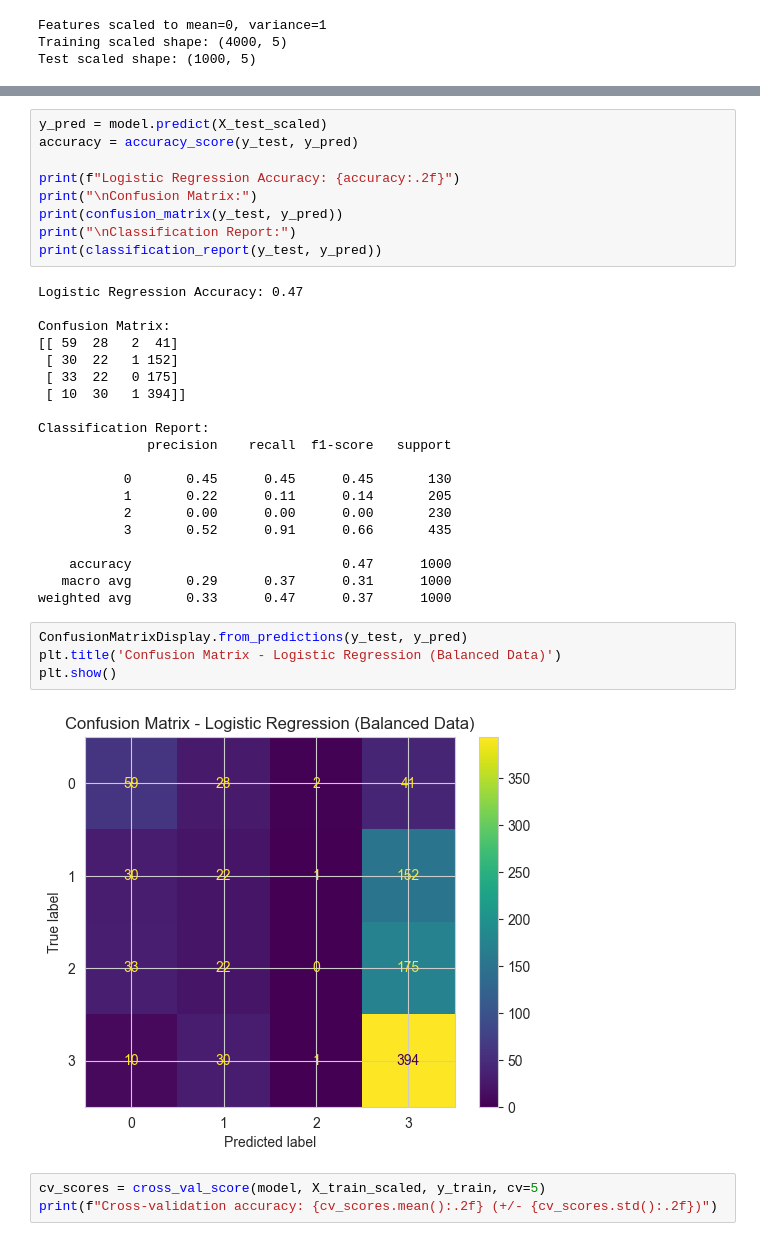
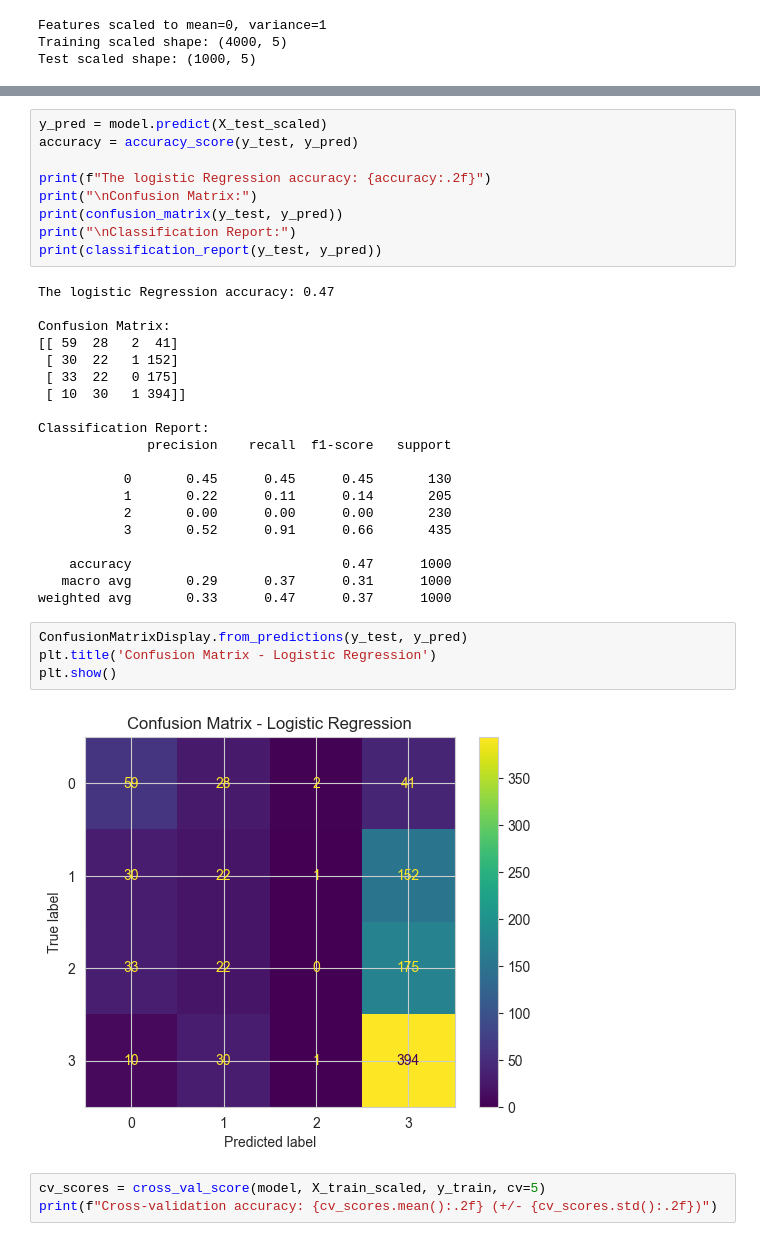
Before and after one commit to Ayanibar/Project_TAM400, a Jupyter notebook: Updated_TamProject.ipynb, the cells around one changed output, grey strips where cells are left out. Saved outputs shown, nothing was run; the diff lists cells and outputs as text.

```diff
--- a/Updated_TamProject.ipynb
+++ b/Updated_TamProject.ipynb
@@ -212,13 +209,13 @@ Best parameters: {'C': 0.01, 'solver': 'lbfgs'}
 y_pred = model.predict(X_test_scaled)
 accuracy = accuracy_score(y_test, y_pred)
 
-print(f"Logistic Regression Accuracy: {accuracy:.2f}")
+print(f"The logistic Regression accuracy: {accuracy:.2f}")
 print("\nConfusion Matrix:")
 print(confusion_matrix(y_test, y_pred))
 print("\nClassification Report:")
 print(classification_report(y_test, y_pred))
 # %% [output]
-Logistic Regression Accuracy: 0.47
+The logistic Regression accuracy: 0.47
 
 Confusion Matrix:
 [[ 59  28   2  41]
@@ -239,10 +236,10 @@ Classification Report:
 weighted avg       0.33      0.47      0.37      1000
 # %%
 ConfusionMatrixDisplay.from_predictions(y_test, y_pred)
-plt.title('Confusion Matrix - Logistic Regression (Balanced Data)')
+plt.title('Confusion Matrix - Logistic Regression')
 plt.show()
 # %% [output]
-[figure, old version]
+[figure, new version]
 # %%
 cv_scores = cross_val_score(model, X_train_scaled, y_train, cv=5)
 print(f"Cross-validation accuracy: {cv_scores.mean():.2f} (+/- {cv_scores.std():.2f})")
```
Also changed, not shown: parts of 11 cells of this notebook.
